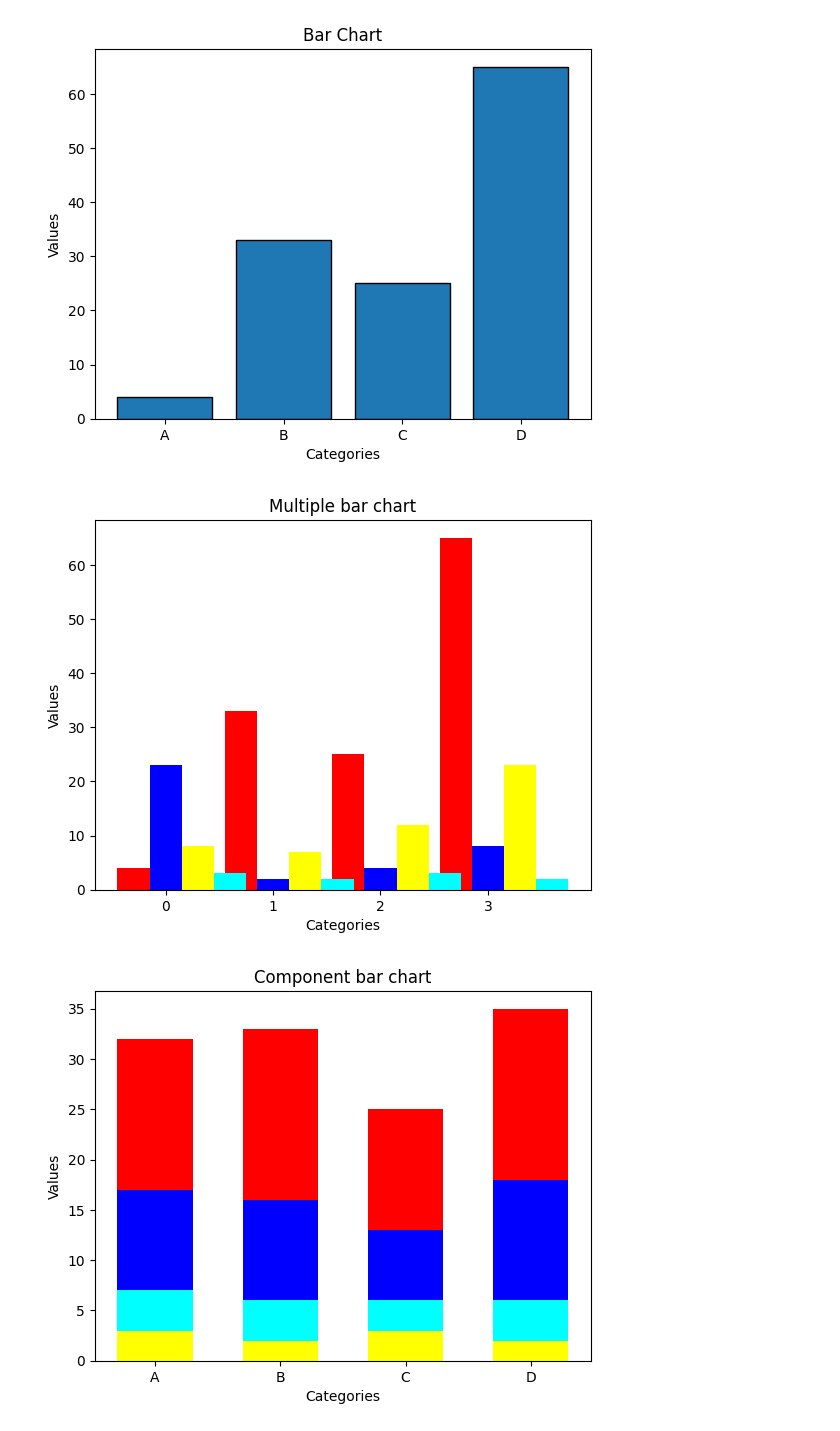
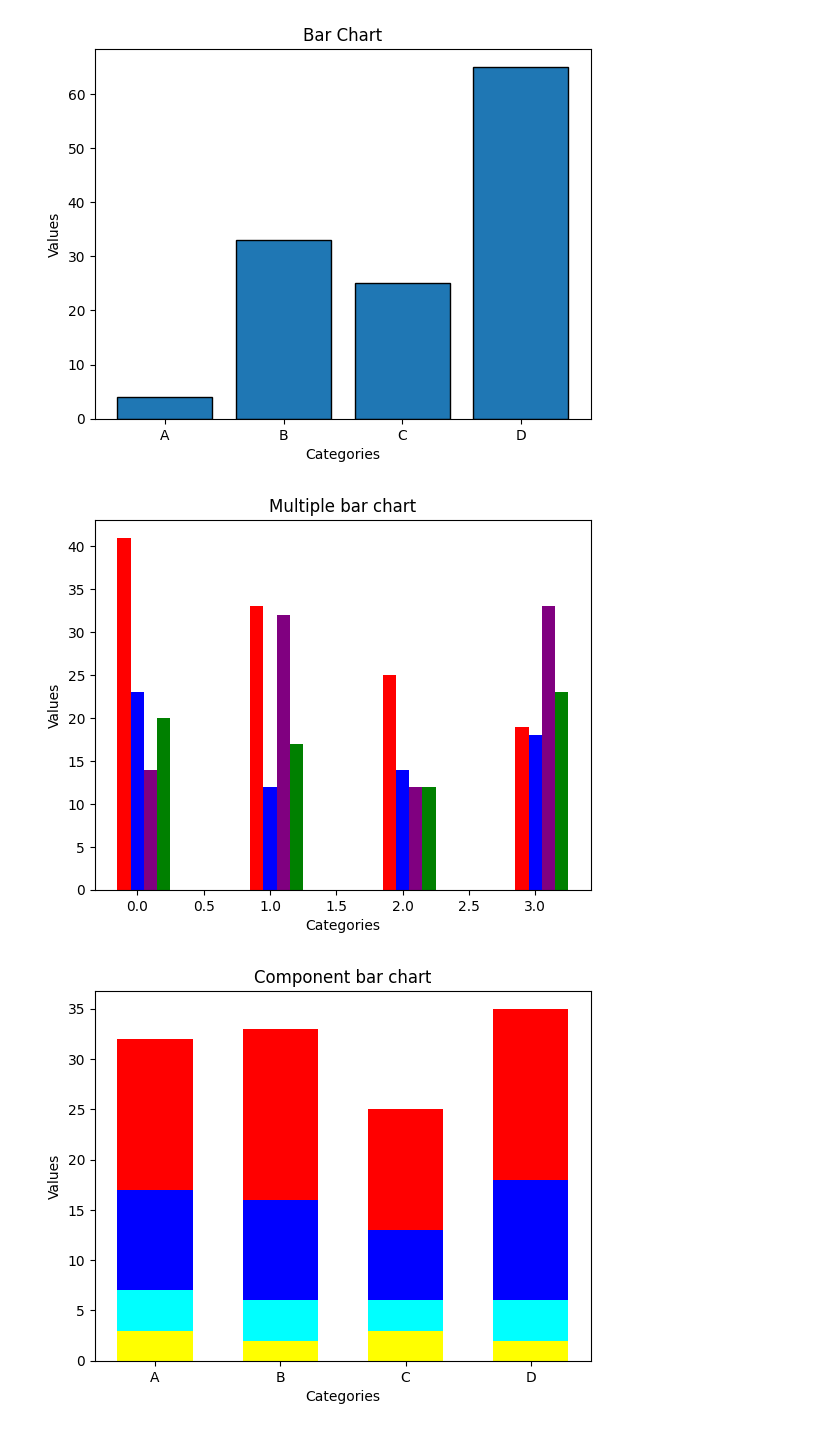
Before and after one commit to khalidkhankakar/Data-Visualization, a Jupyter notebook: class/05.ipynb, the cells around one changed output. Drawn from its saved outputs; the diff is of its cells as text; code cells hidden in the pictures.

```diff
--- a/class/05.ipynb
+++ b/class/05.ipynb
@@ -21,26 +21,26 @@ plt.show()
 # %%
 # component bar chart
 categories = ['A', 'B', 'C', 'D']
-val1 = [4, 33, 25, 65]
-val2 = [23, 2, 4, 8]
-val3 = [14, 32, 9, 33]
-val3 = [8, 7,12, 23]
+val1 = [41, 33, 25, 19]
+val2 = [23, 12, 14,18]
+val3 = [14, 32, 12, 33]
+val4 = [20, 17,12, 23]
 
 x = np.arange(len(categories))
-width = 0.3
+width = 0.1
 
 plt.bar(x - width, val1, width, label = 'Value 1', color='red')
 plt.bar(x , val2, width, label = 'Value 1', color='blue')
-plt.bar(x+ width, val3, width, label = 'Value 1', color='yellow')
-plt.bar(x + width + 0.3, val4, width, label = 'Value 1', color='cyan')
+plt.bar(x+ width, val3, width, label = 'Value 1', color='purple')
+plt.bar(x + width + 0.1, val4, width, label = 'Value 1', color='green')
 
 
 plt.xlabel("Categories")
 plt.ylabel("Values")
 plt.title("Multiple bar chart")
 plt.show()
 # %% [output]
-[figure, old version]
+[figure, new version]
 # %%
 # component bar chart
 categories = ['A', 'B', 'C', 'D']
```
Also changed, not shown: 3 other files.
